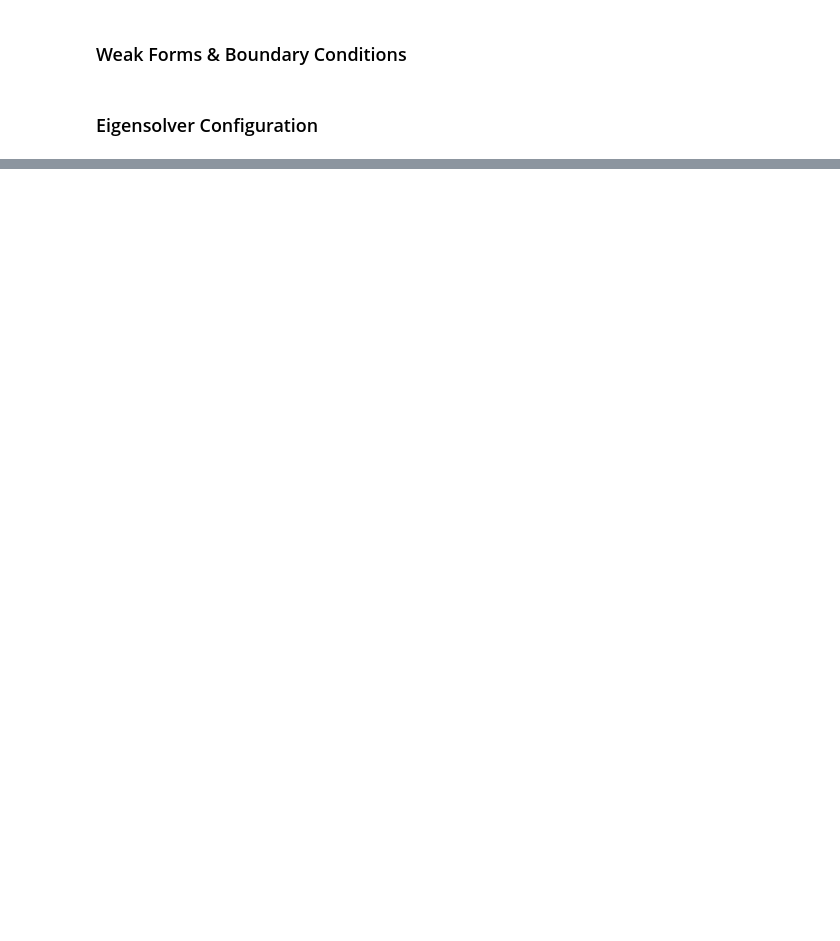
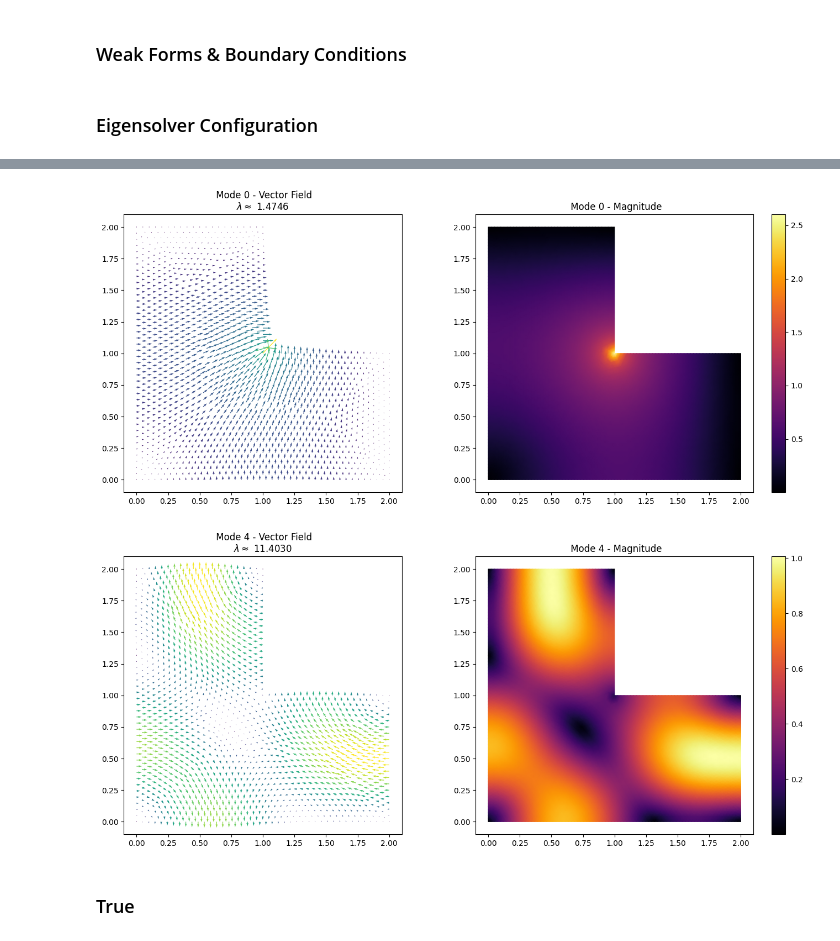
Before and after one commit to GomesLourenco/Dissertation, a Jupyter notebook: Experiments/Baseline & Spectral Pollution.ipynb, the cells around one changed output, grey strips where cells are left out. Saved outputs shown, nothing was run; the diff lists cells and outputs as text; code cells hidden in the pictures; blank space fills up the shorter version.

```diff
--- a/Experiments/Baseline & Spectral Pollution.ipynb
+++ b/Experiments/Baseline & Spectral Pollution.ipynb
@@ -163,0 +596,20 @@ print(evalues)
+# %%
+opts = {
+    "eps_gen_non_hermitian": None,
+    "eps_target": 1.0,
+    "eps_target_magnitude": None,
+    "st_type": "sinvert",
+    "st_pc_type": "lu",
+    "st_pc_factor_mat_solver_type": "mumps",
+    "st_mat_mumps_icntl_24": 1,
+    "st_mat_mumps_icntl_25": 0,
+}
+degree = 1
+n_evals = 10
+mesh = make_squareshape_mesh(maxh=0.1, side=np.pi)
+W = make_FEEC_B_N2(degree)
+a, m, bc = B_formulation(W)
+solver = solve(a, m, bc, n_evals, opts)
+eig_list = eigenvalues(solver, drop_harmonic=True, tol=1e-8)
+
+print(eig_list)
@@ -163,0 +732,16 @@ print(evalues)
+# %%
+mesh = make_Lshape_mesh(maxh=h_list[-1])
+degree = 1
+n_evals = 5
+W = make_FEEC_B_N2(degree)
+a, m, bc = B_formulation(W)
+solver = solve(a, m, bc, n_evals, opts)
+eig_list = eigenvalues(solver, drop_harmonic=True, tol=1e-8)
+# %%
+plot_eigenmode(solver, 0, title_prefix="")
+plot_eigenmode(solver, 4, title_prefix="")
+# %% [output]
+[figure, added]
+[figure, added]
+# %% [markdown]
+### True
```
Also changed, not shown: parts of 18 cells of this notebook.
